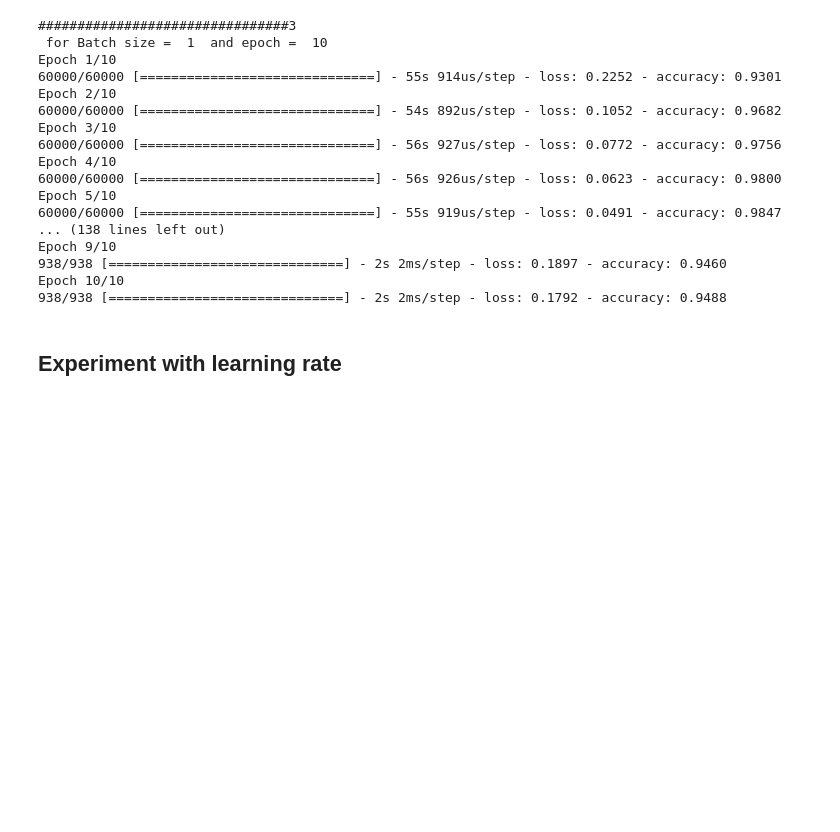
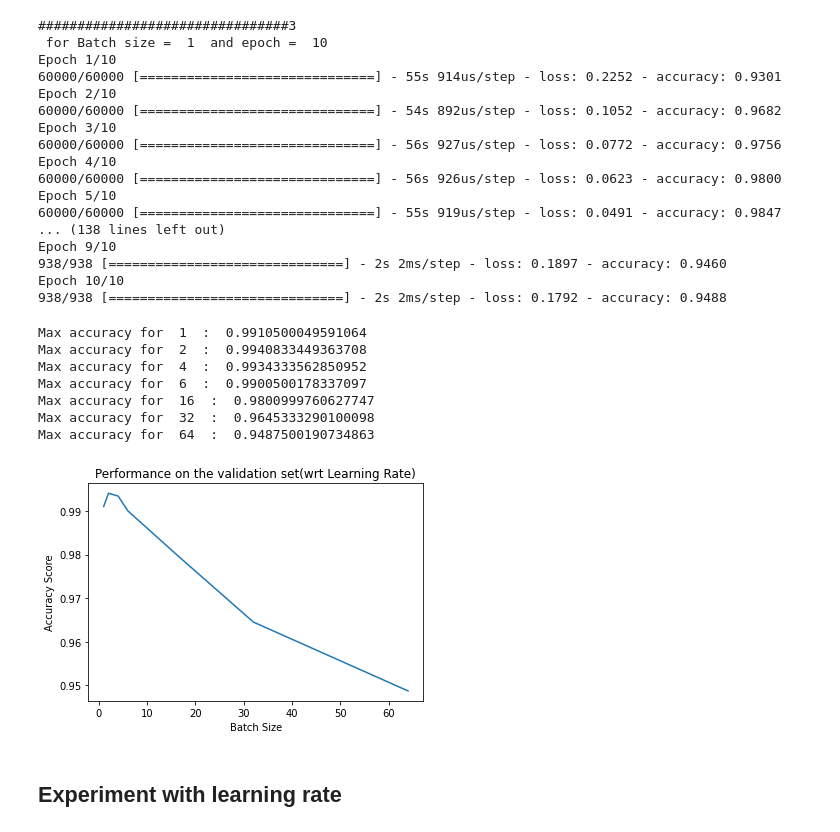
Before and after one commit to weasel-codes/google-colab, a Jupyter notebook: NeuralNetworkMNIST.ipynb, the cells around one changed output. Drawn from its saved outputs; the diff is of its cells as text; code cells hidden in the pictures; blank space fills up the shorter version.

```diff
--- a/NeuralNetworkMNIST.ipynb
+++ b/NeuralNetworkMNIST.ipynb
@@ -92,6 +93,25 @@ Epoch 9/10
 938/938 [==============================] - 2s 2ms/step - loss: 0.1897 - accuracy: 0.9460
 Epoch 10/10
 938/938 [==============================] - 2s 2ms/step - loss: 0.1792 - accuracy: 0.9488
+# %%
+#Printing max accuracies of all
+for key in batch_accuracy.keys() :
+  print("Max accuracy for ", key ," : ", batch_accuracy[key])
+
+plt.plot(list(batch_accuracy.keys()), list(batch_accuracy.values()))
+plt.ylabel('Accuracy Score')
+plt.xlabel('Batch Size')
+plt.title('Performance on the validation set(wrt Learning Rate)')
+plt.show()
+# %% [output]
+Max accuracy for  1  :  0.9910500049591064
+Max accuracy for  2  :  0.9940833449363708
+Max accuracy for  4  :  0.9934333562850952
+Max accuracy for  6  :  0.9900500178337097
+Max accuracy for  16  :  0.9800999760627747
+Max accuracy for  32  :  0.9645333290100098
+Max accuracy for  64  :  0.9487500190734863
+[figure, added]
 # %% [markdown]
 ## Experiment with learning rate
 # %%
```
Also changed, not shown: parts of 9 cells of this notebook.
